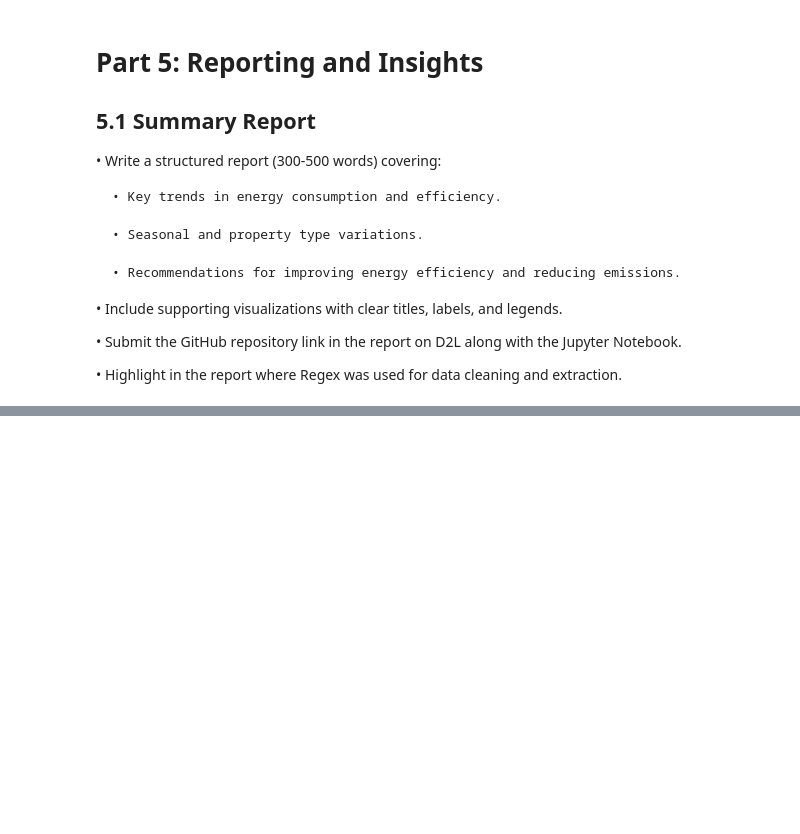
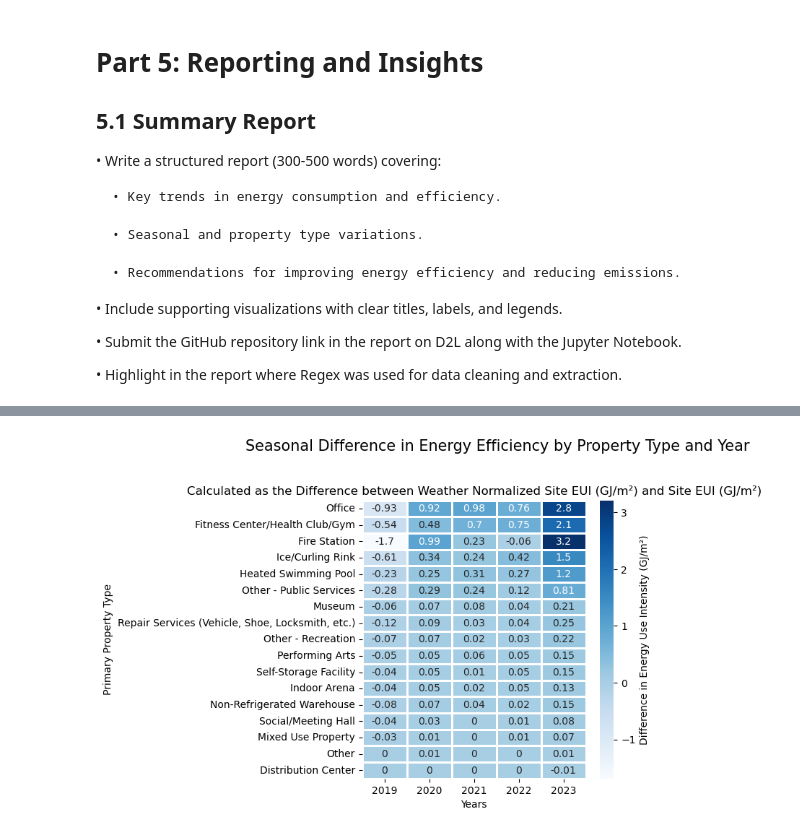
Before and after one commit to msthalegu/Analysis-of-Energy-Consumption-Trends-in-Calgary-, a Jupyter notebook: AssignmentFour.ipynb, the cells around one changed output, grey strips where cells are left out. Cells and saved outputs as stored; diff of their text form; code cells hidden in the pictures; blank space fills up the shorter version.

```diff
--- a/AssignmentFour.ipynb
+++ b/AssignmentFour.ipynb
@@ -715,0 +725,21 @@ unique_columns
+# %%
+import matplotlib.pyplot as plt
+
+
+ndf = Cdf[['Primary Property Type - Self Selected', 'Year Ending', 'Site EUI (GJ/m²)', 'Weather Normalized Site EUI (GJ/m²)']].copy()
+ndf.loc[:, 'DIfference'] = ndf['Weather Normalized Site EUI (GJ/m²)'] - ndf['Site EUI (GJ/m²)']
+Weather = ndf.groupby(['Primary Property Type - Self Selected', 'Year Ending'])['DIfference'].sum().unstack()
+
+Weather['Total'] = Weather.sum(axis=1)
+Weather = Weather.sort_values(by='Total', ascending=False)
+Weather = Weather.drop(columns=['Total'])
+
+plt.figure(figsize=(5, 5))
+sns.heatmap(Weather, annot=True, cmap="Blues", cbar_kws={'label': 'Difference in Energy Use Intensity (GJ/m²)'}, linewidths=0.9)
+plt.suptitle('Seasonal Difference in Energy Efficiency by Property Type and Year', fontsize=15, y=1.05)
+plt.title('Calculated as the Difference between Weather Normalized Site EUI (GJ/m²) and Site EUI (GJ/m²)')
+plt.xlabel('Years')
+plt.ylabel('Primary Property Type')
+plt.show()
+# %% [output]
+[figure, added]
```
Also changed, not shown: parts of 5 cells of this notebook.
